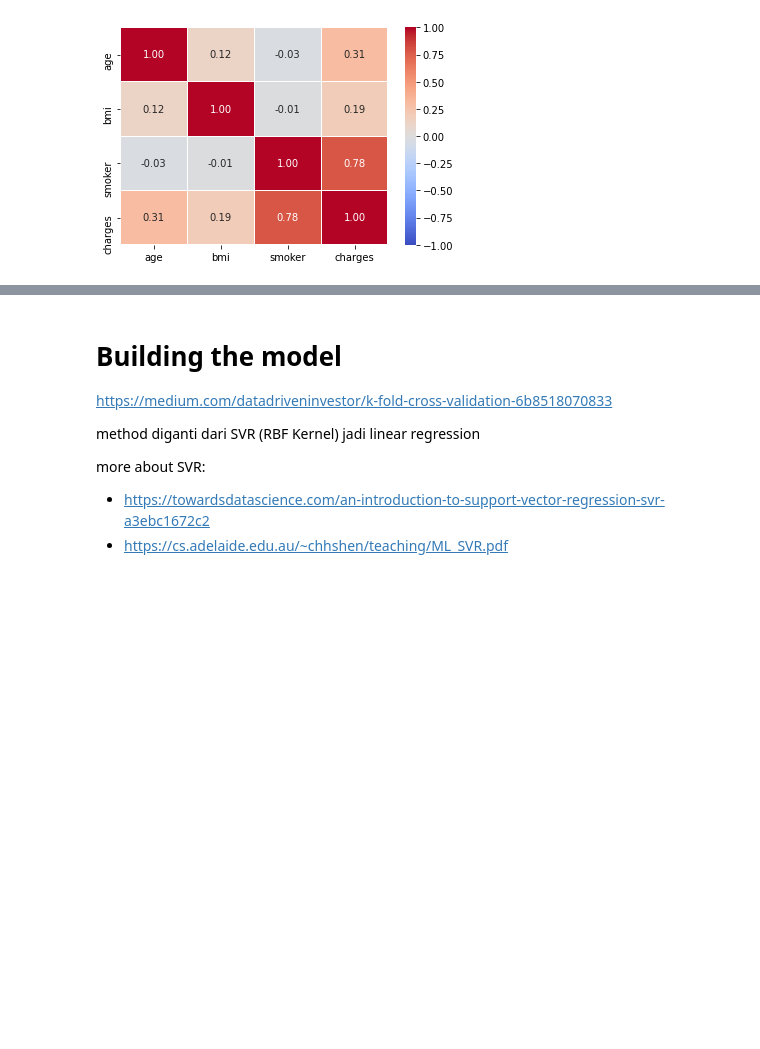
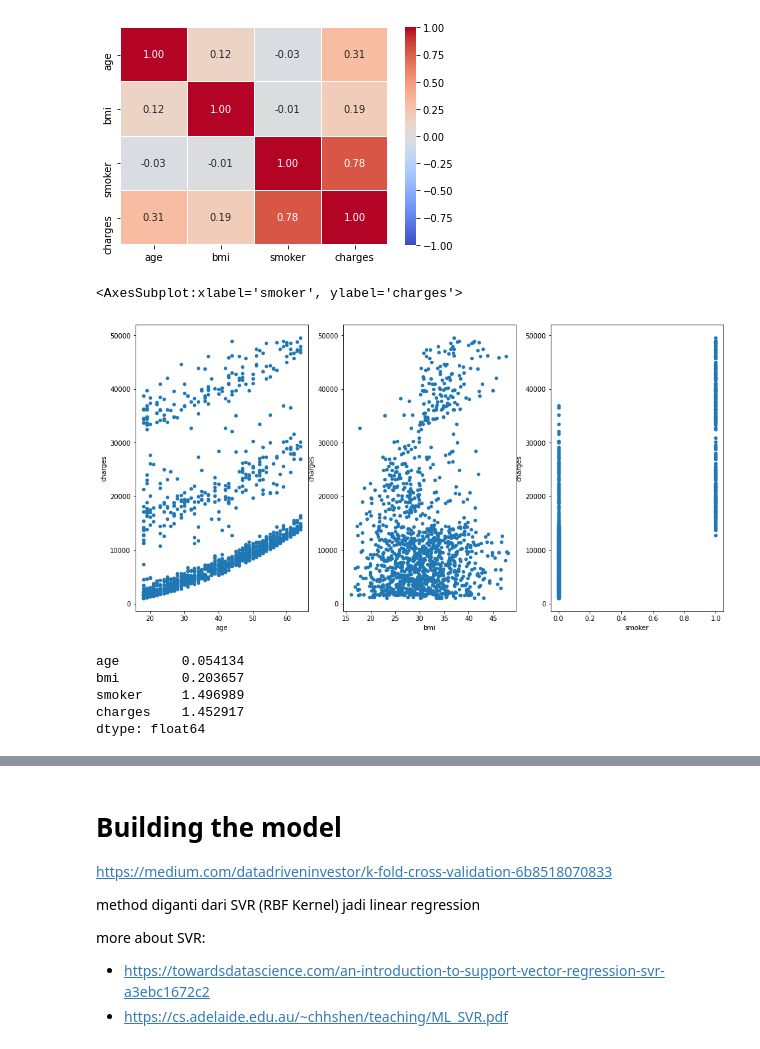
Before and after one commit to pvannyamelia/dsc_kuliah, a Jupyter notebook: data_science/capstone/_capstone K-Means Clustering.ipynb, the cells around one changed output, grey strips where cells are left out. Saved outputs shown, nothing was run; the diff lists cells and outputs as text; code cells hidden in the pictures; blank space fills up the shorter version.

```diff
--- a/data_science/capstone/_capstone.ipynb
+++ b/data_science/capstone/_capstone K-Means Clustering.ipynb
@@ -20,7 +19,7 @@ import seaborn as sns
 # %% [markdown]
 **masukkan csv ke dalam dataframe, lalu cetak info mengenai dataframe**
 # %%
-df = pd.read_csv("../assets_dsc/insurance.csv")
+df = pd.read_csv("https://raw.githubusercontent.com/pvannyamelia/dsc_kuliah/main/data_science/assets_dsc/insurance.csv")
 df.info()
 # %% [output]
 <class 'pandas.core.frame.DataFrame'>
@@ -175,7 +174,7 @@ df.iloc[outl, :]
 **Drop rows dengan index outlier**
 # %%
 print(df.shape)
-# df.drop(df.index[list(outl)], inplace=True)
+df.drop(df.index[list(outl)], inplace=True)
 print(df.shape)
 # %% [output]
 (1337, 9)
@@ -214,3 +229,19 @@ sns.heatmap(corr1, vmin=-1, vmax=1, cmap = 'coolwarm', annot=True, fmt='.2f', li
 # %% [output]
 <AxesSubplot:>
 [figure]
+# %%
+fig, axs = plt.subplots(1, 3, sharey=False)
+df1.plot(kind='scatter', x = 'age', y='charges', ax=axs[0], figsize=(16,8))
+df1.plot(kind='scatter', x = 'bmi', y='charges', ax=axs[1])
+df1.plot(kind='scatter', x = 'smoker', y='charges', ax=axs[2])
+# %% [output]
+<AxesSubplot:xlabel='smoker', ylabel='charges'>
+[figure, added]
+# %%
+df1.skew()
+# %% [output]
+age        0.054134
+bmi        0.203657
+smoker     1.496989
+charges    1.452917
+dtype: float64
```
Also changed, not shown: parts of 20 cells of this notebook, 4 other files.
